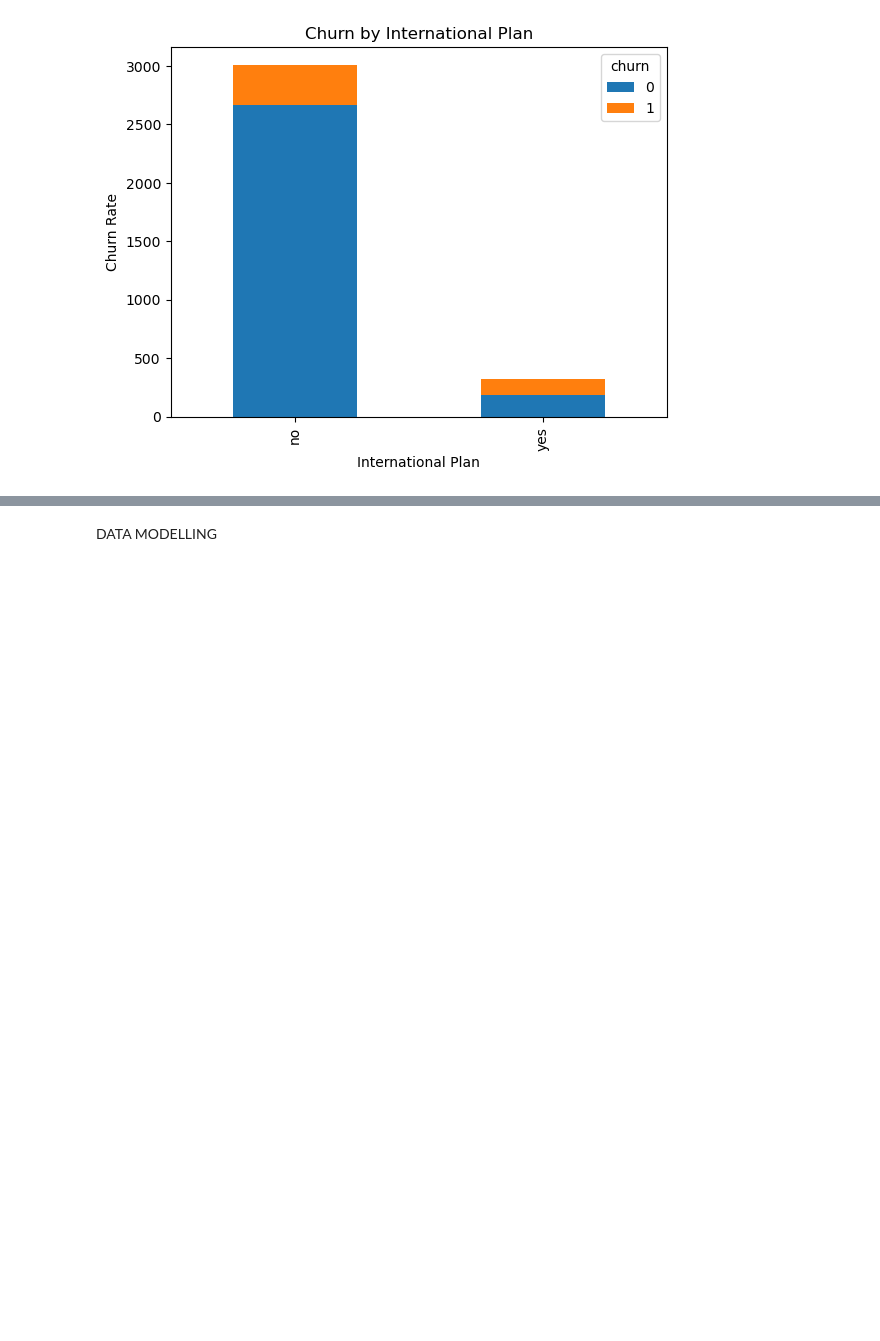
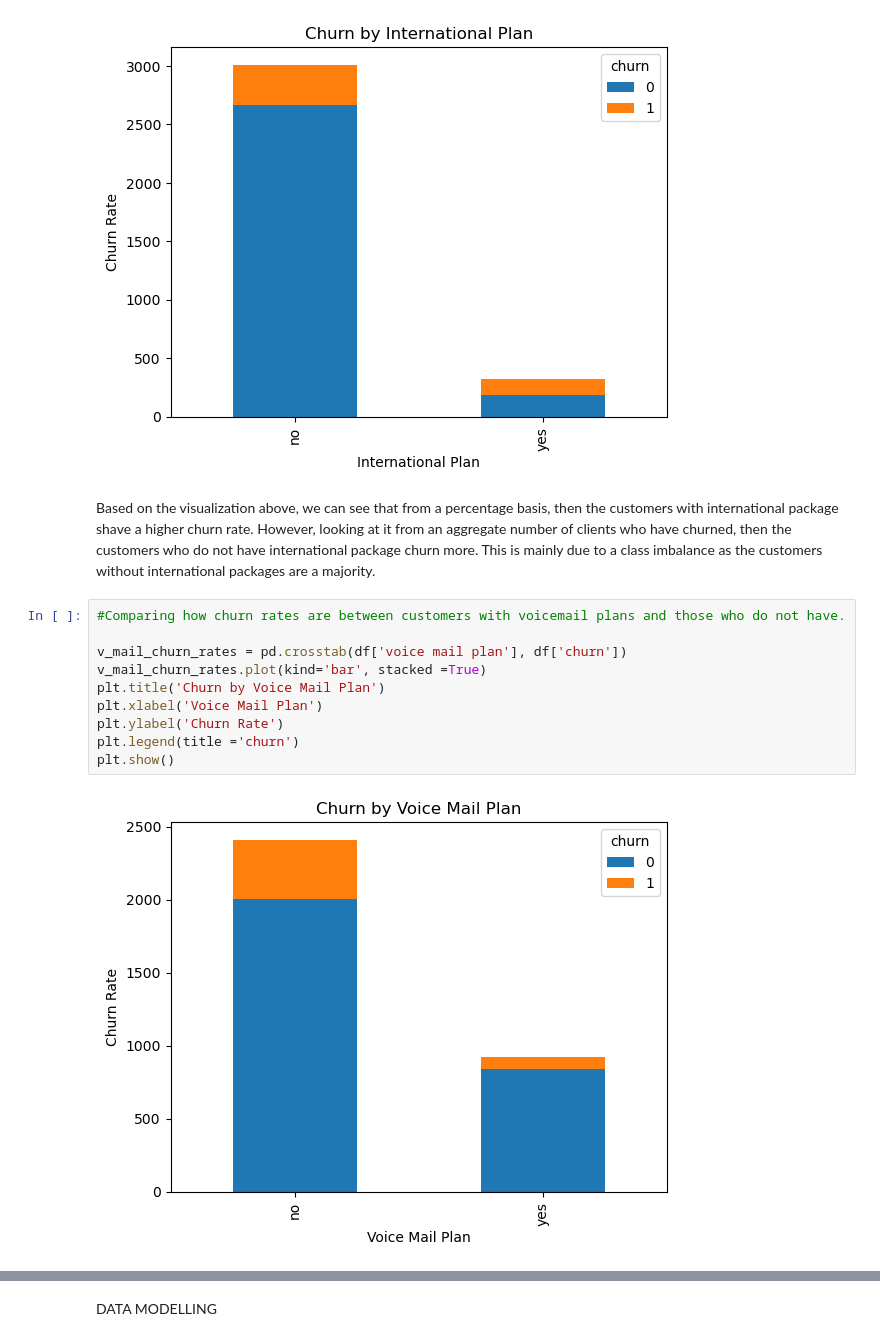
Before and after one commit to stephenjilani8-eng/Syria_Tel_Customer_Churn_Project, a Jupyter notebook: Phase_3_Project.ipynb, the cells around one changed output, grey strips where cells are left out. Saved outputs shown, nothing was run; the diff lists cells and outputs as text; blank space fills up the shorter version.

```diff
--- a/Phase_3_Project.ipynb
+++ b/Phase_3_Project.ipynb
@@ -402,3 +374,17 @@ plt.legend(title ='churn')
 plt.show()
 # %% [output]
 [figure]
+# %% [markdown]
+Based on the visualization above, we can see that from a percentage basis, then the customers with international package shave a higher churn rate. However, looking at it from an aggregate number of clients who have churned, then the customers who do not have international package churn more. This is mainly due to a class imbalance as the customers without international packages are a majority.
+# %%
+#Comparing how churn rates are between customers with voicemail plans and those who do not have.
+
+v_mail_churn_rates = pd.crosstab(df['voice mail plan'], df['churn'])
+v_mail_churn_rates.plot(kind='bar', stacked =True)
+plt.title('Churn by Voice Mail Plan')
+plt.xlabel('Voice Mail Plan')
+plt.ylabel('Churn Rate')
+plt.legend(title ='churn')
+plt.show()
+# %% [output]
+[figure, added]
```
Also changed, not shown: parts of 34 cells of this notebook.
